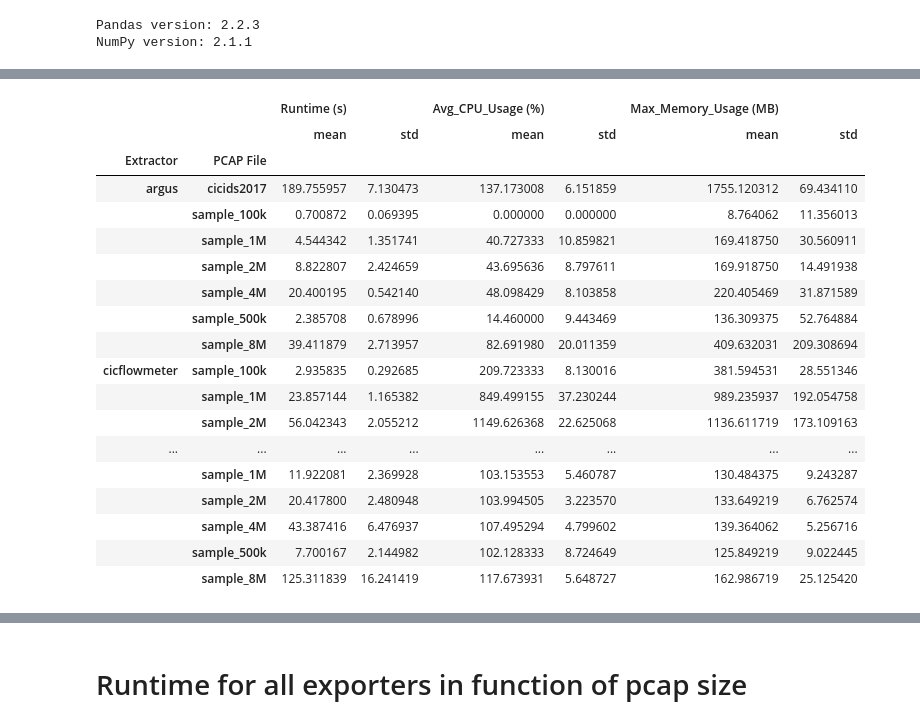
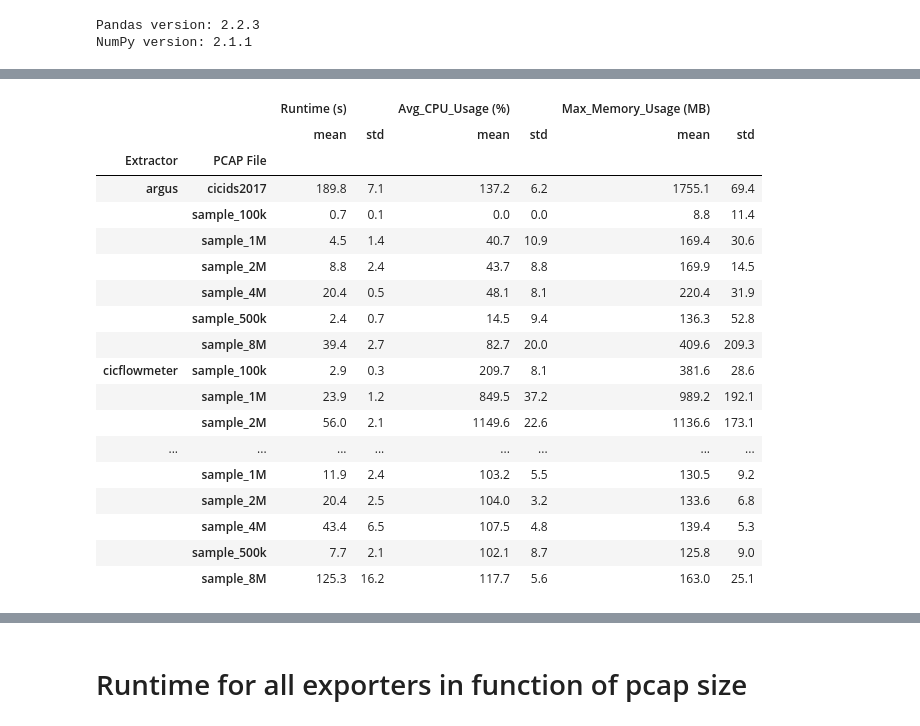
Before and after one commit to mielverkerken/RustiFlow-experiments, a Jupyter notebook: vizualisations/pcap.ipynb, the cells around one changed output, grey strips where cells are left out. Drawn from its saved outputs; the diff is of its cells as text; code cells hidden in the pictures.

```diff
--- a/vizualisations/pcap.ipynb
+++ b/vizualisations/pcap.ipynb
@@ -39,23 +39,23 @@ df_all
 290 rows × 12 columns
 # %%
-df_all.groupby(['Extractor', 'PCAP File'])[['Runtime (s)', 'Avg_CPU_Usage (%)', 'Max_Memory_Usage (MB)']].agg(['mean', 'std'])
+df_all.groupby(['Extractor', 'PCAP File'])[['Runtime (s)', 'Avg_CPU_Usage (%)', 'Max_Memory_Usage (MB)']].agg(['mean', 'std']).round(1)
 # %% [output]
 |  |  | Runtime (s) |  | Avg_CPU_Usage (%) |  | Max_Memory_Usage (MB) |  |
 |  |  | mean | std | mean | std | mean | std |
 | Extractor | PCAP File |  |  |  |  |  |  |
-| argus | cicids2017 | 189.755957 | 7.130473 | 137.173008 | 6.151859 | 1755.120312 | 69.434110 |
-|  | sample_100k | 0.700872 | 0.069395 | 0.000000 | 0.000000 | 8.764062 | 11.356013 |
-|  | sample_1M | 4.544342 | 1.351741 | 40.727333 | 10.859821 | 169.418750 | 30.560911 |
-|  | sample_2M | 8.822807 | 2.424659 | 43.695636 | 8.797611 | 169.918750 | 14.491938 |
-|  | sample_4M | 20.400195 | 0.542140 | 48.098429 | 8.103858 | 220.405469 | 31.871589 |
-|  | sample_500k | 2.385708 | 0.678996 | 14.460000 | 9.443469 | 136.309375 | 52.764884 |
-|  | sample_8M | 39.411879 | 2.713957 | 82.691980 | 20.011359 | 409.632031 | 209.308694 |
-| cicflowmeter | sample_100k | 2.935835 | 0.292685 | 209.723333 | 8.130016 | 381.594531 | 28.551346 |
-|  | sample_1M | 23.857144 | 1.165382 | 849.499155 | 37.230244 | 989.235937 | 192.054758 |
-|  | sample_2M | 56.042343 | 2.055212 | 1149.626368 | 22.625068 | 1136.611719 | 173.109163 |
+| argus | cicids2017 | 189.8 | 7.1 | 137.2 | 6.2 | 1755.1 | 69.4 |
+|  | sample_100k | 0.7 | 0.1 | 0.0 | 0.0 | 8.8 | 11.4 |
+|  | sample_1M | 4.5 | 1.4 | 40.7 | 10.9 | 169.4 | 30.6 |
+|  | sample_2M | 8.8 | 2.4 | 43.7 | 8.8 | 169.9 | 14.5 |
+|  | sample_4M | 20.4 | 0.5 | 48.1 | 8.1 | 220.4 | 31.9 |
+|  | sample_500k | 2.4 | 0.7 | 14.5 | 9.4 | 136.3 | 52.8 |
+|  | sample_8M | 39.4 | 2.7 | 82.7 | 20.0 | 409.6 | 209.3 |
+| cicflowmeter | sample_100k | 2.9 | 0.3 | 209.7 | 8.1 | 381.6 | 28.6 |
+|  | sample_1M | 23.9 | 1.2 | 849.5 | 37.2 | 989.2 | 192.1 |
+|  | sample_2M | 56.0 | 2.1 | 1149.6 | 22.6 | 1136.6 | 173.1 |
 | ... | ... | ... | ... | ... | ... | ... | ... |
-|  | sample_1M | 11.922081 | 2.369928 | 103.153553 | 5.460787 | 130.484375 | 9.243287 |
-|  | sample_2M | 20.417800 | 2.480948 | 103.994505 | 3.223570 | 133.649219 | 6.762574 |
-|  | sample_4M | 43.387416 | 6.476937 | 107.495294 | 4.799602 | 139.364062 | 5.256716 |
-|  | sample_500k | 7.700167 | 2.144982 | 102.128333 | 8.724649 | 125.849219 | 9.022445 |
-|  | sample_8M | 125.311839 | 16.241419 | 117.673931 | 5.648727 | 162.986719 | 25.125420 |
+|  | sample_1M | 11.9 | 2.4 | 103.2 | 5.5 | 130.5 | 9.2 |
+|  | sample_2M | 20.4 | 2.5 | 104.0 | 3.2 | 133.6 | 6.8 |
+|  | sample_4M | 43.4 | 6.5 | 107.5 | 4.8 | 139.4 | 5.3 |
+|  | sample_500k | 7.7 | 2.1 | 102.1 | 8.7 | 125.8 | 9.0 |
+|  | sample_8M | 125.3 | 16.2 | 117.7 | 5.6 | 163.0 | 25.1 |
```
Also changed, not shown: parts of 3 cells of this notebook, 4 other files.
